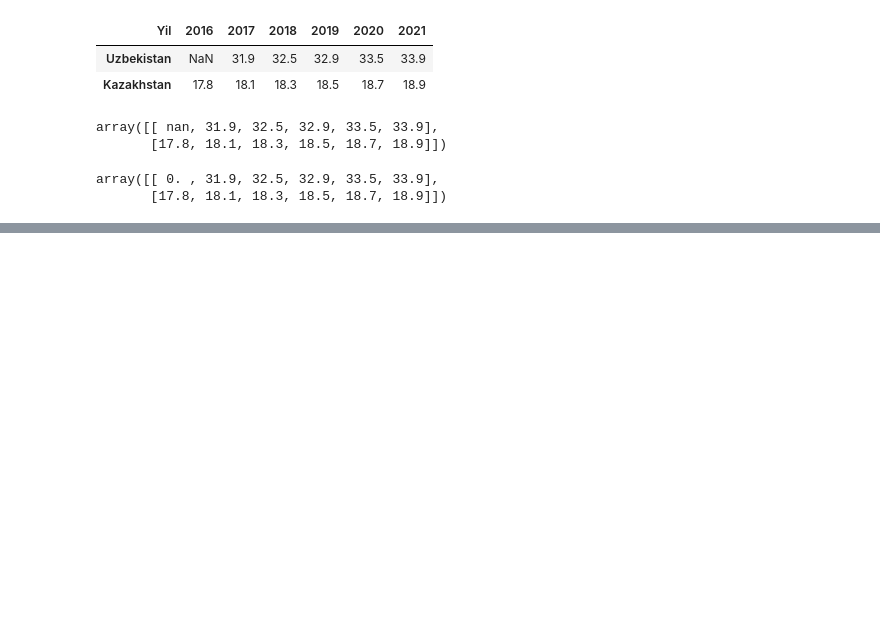
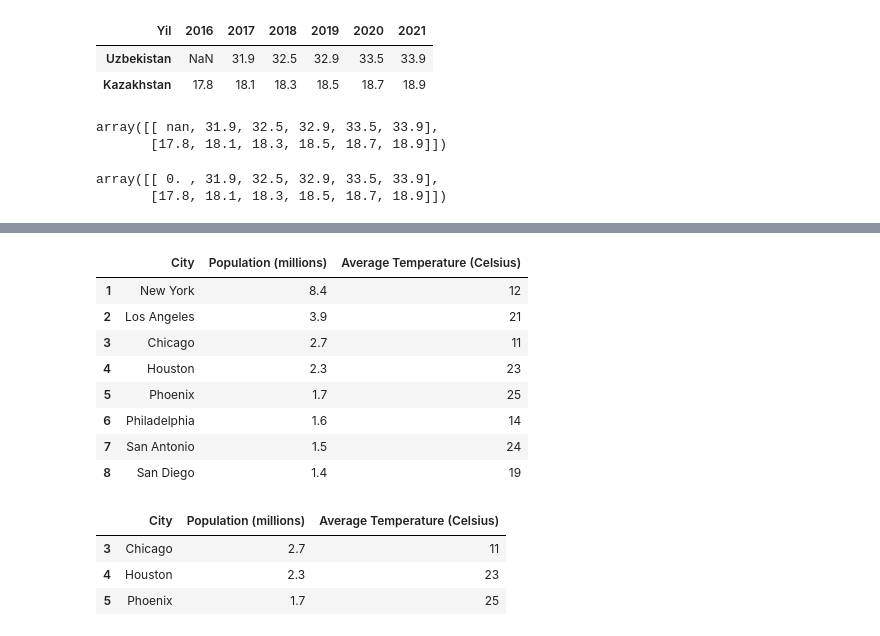
Before and after one commit to mirsaidl/Data-Analysis, a Jupyter notebook: Panda/panda_df.ipynb, the cells around one changed output, grey strips where cells are left out. Saved outputs shown, nothing was run; the diff lists cells and outputs as text; code cells hidden in the pictures; blank space fills up the shorter version.

```diff
--- a/Panda/panda_df.ipynb
+++ b/Panda/panda_df.ipynb
@@ -135,0 +308,20 @@ array([[ 0. , 31.9, 32.5, 32.9, 33.5, 33.9],
+# %%
+df6.reindex([8,7,6,5,4,3,2,1])
+df6
+# %% [output]
+|  | City | Population (millions) | Average Temperature (Celsius) |
+| 1 | New York | 8.4 | 12 |
+| 2 | Los Angeles | 3.9 | 21 |
+| 3 | Chicago | 2.7 | 11 |
+| 4 | Houston | 2.3 | 23 |
+| 5 | Phoenix | 1.7 | 25 |
+| 6 | Philadelphia | 1.6 | 14 |
+| 7 | San Antonio | 1.5 | 24 |
+| 8 | San Diego | 1.4 | 19 |
+# %%
+df6.reindex([3,4,5])
+# %% [output]
+|  | City | Population (millions) | Average Temperature (Celsius) |
+| 3 | Chicago | 2.7 | 11 |
+| 4 | Houston | 2.3 | 23 |
+| 5 | Phoenix | 1.7 | 25 |
```
Also changed, not shown: parts of 31 cells of this notebook, 3 other files.
